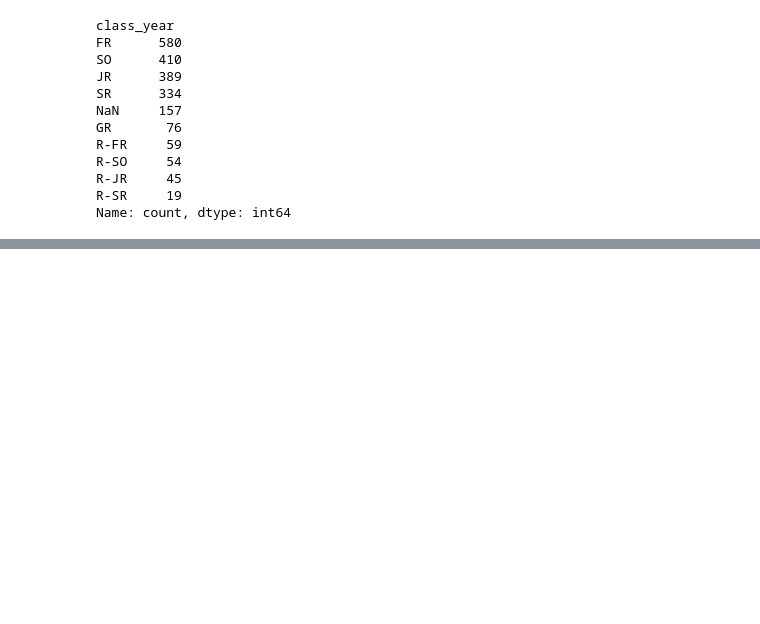
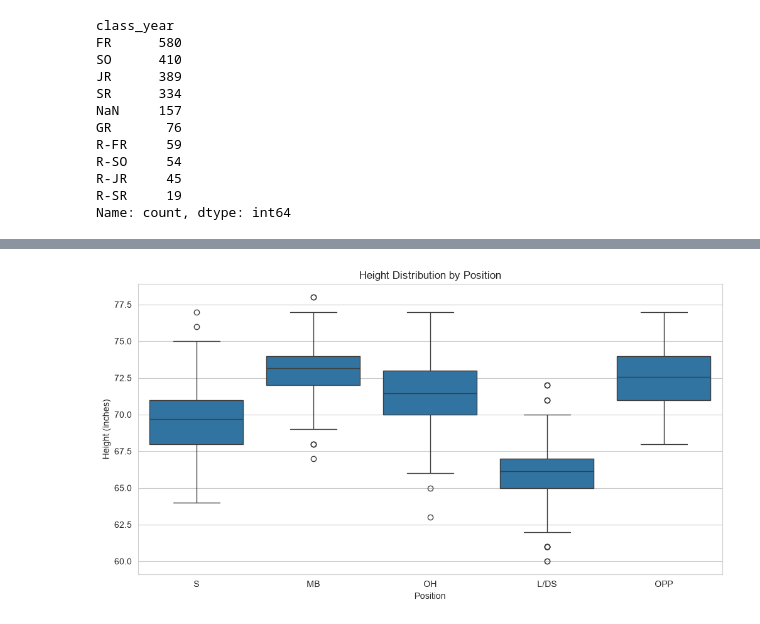
Before and after one commit to karlidean/capstone-project-NCAA-Volleyball, a Jupyter notebook: notebooks/eda.ipynb, the cells around one changed output, grey strips where cells are left out. Saved outputs shown, nothing was run; the diff lists cells and outputs as text; code cells hidden in the pictures; blank space fills up the shorter version.

```diff
--- a/notebooks/eda.ipynb
+++ b/notebooks/eda.ipynb
@@ -303,0 +474,16 @@ Name: count, dtype: int64
+# %%
+plt.figure(figsize=(12, 6))
+
+sns.boxplot(
+    data=crfedf,
+    x="position",
+    y="height_inches"
+)
+
+plt.title("Height Distribution by Position")
+plt.xlabel("Position")
+plt.ylabel("Height (inches)")
+
+plt.show()
+# %% [output]
+[figure, added]
```
Also changed, not shown: parts of 14 cells of this notebook.
